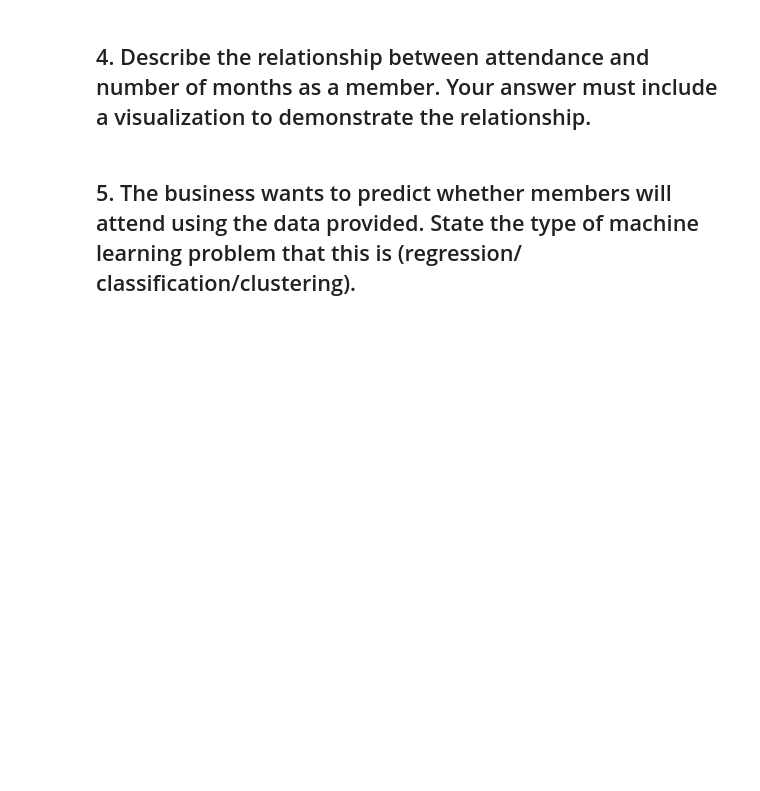
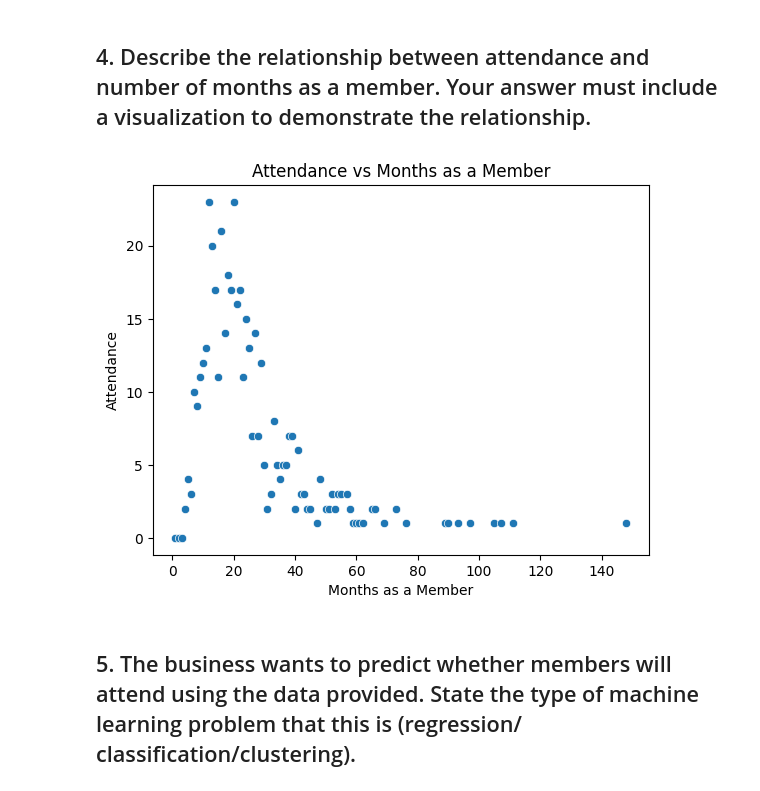
Before and after one commit to AttilaVural/AttilaVural.github.io, a Jupyter notebook: docs/python/DataCamp.ipynb, the cells around one changed output. Drawn from its saved outputs; the diff is of its cells as text; code cells hidden in the pictures; blank space fills up the shorter version.

```diff
--- a/docs/python/DataCamp.ipynb
+++ b/docs/python/DataCamp.ipynb
@@ -204,5 +204,15 @@ plt.title('PM HIIT & Cycling have more absentees \nthan AM classes (in bigger cl
 [figure]
 # %% [markdown]
 ## 4. Describe the relationship between attendance and number of months as a member. Your answer must include a visualization to demonstrate the relationship.
+# %%
+monthasmember_attendance = df.groupby('months_as_member')['attended'].sum().reset_index()
+
+sns.scatterplot(x='months_as_member', y='attended', data=monthasmember_attendance)
+plt.title('Attendance vs Months as a Member')
+plt.xlabel('Months as a Member')
+plt.ylabel('Attendance')
+plt.show()
+# %% [output]
+[figure, added]
 # %% [markdown]
 ## 5. The business wants to predict whether members will attend using the data provided. State the type of machine learning problem that this is (regression/ classification/clustering).
```
Also changed, not shown: parts of 11 cells of this notebook, 3 other files.
